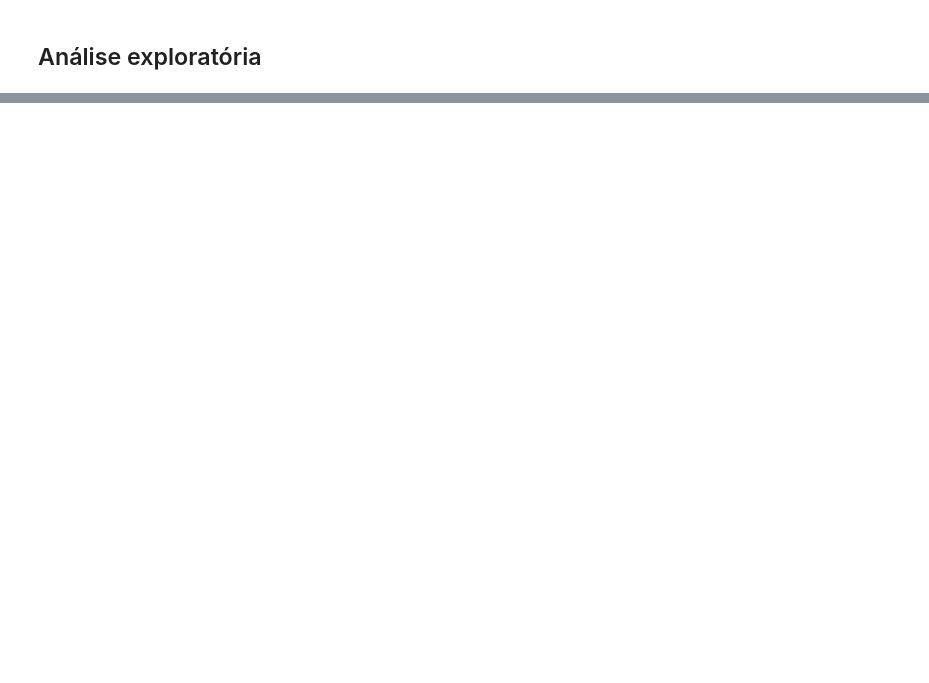
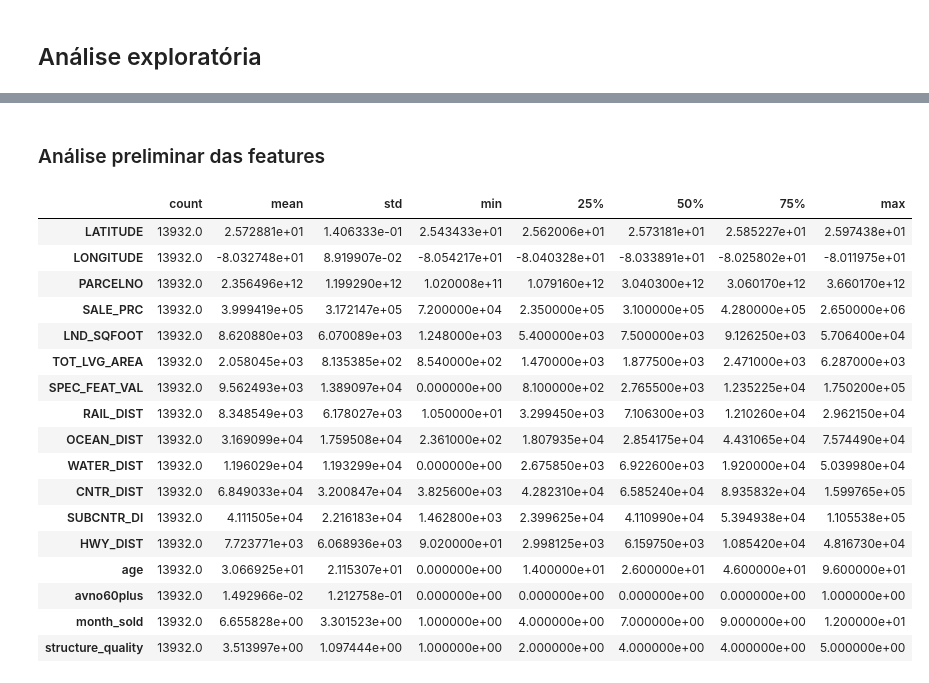
Before and after one commit to Joao-Pedro-Queiroz/project_maiami_housing, a Jupyter notebook: project.ipynb, the cells around one changed output, grey strips where cells are left out. Saved outputs shown, nothing was run; the diff lists cells and outputs as text; code cells hidden in the pictures; blank space fills up the shorter version.

Commit message:
Adicionando parte da análise inicial

```diff
--- a/project.ipynb
+++ b/project.ipynb
@@ -128,0 +212,2 @@ Este dataset (arquivo `miami-housing.csv`, 13.932 linhas × 17 colunas) contém
+# %% [markdown]
+### Análise preliminar das features
@@ -128,0 +218,21 @@ Este dataset (arquivo `miami-housing.csv`, 13.932 linhas × 17 colunas) contém
+# %%
+data.describe().transpose()
+# %% [output]
+|  | count | mean | std | min | 25% | 50% | 75% | max |
+| LATITUDE | 13932.0 | 2.572881e+01 | 1.406333e-01 | 2.543433e+01 | 2.562006e+01 | 2.573181e+01 | 2.585227e+01 | 2.597438e+01 |
+| LONGITUDE | 13932.0 | -8.032748e+01 | 8.919907e-02 | -8.054217e+01 | -8.040328e+01 | -8.033891e+01 | -8.025802e+01 | -8.011975e+01 |
+| PARCELNO | 13932.0 | 2.356496e+12 | 1.199290e+12 | 1.020008e+11 | 1.079160e+12 | 3.040300e+12 | 3.060170e+12 | 3.660170e+12 |
+| SALE_PRC | 13932.0 | 3.999419e+05 | 3.172147e+05 | 7.200000e+04 | 2.350000e+05 | 3.100000e+05 | 4.280000e+05 | 2.650000e+06 |
+| LND_SQFOOT | 13932.0 | 8.620880e+03 | 6.070089e+03 | 1.248000e+03 | 5.400000e+03 | 7.500000e+03 | 9.126250e+03 | 5.706400e+04 |
+| TOT_LVG_AREA | 13932.0 | 2.058045e+03 | 8.135385e+02 | 8.540000e+02 | 1.470000e+03 | 1.877500e+03 | 2.471000e+03 | 6.287000e+03 |
+| SPEC_FEAT_VAL | 13932.0 | 9.562493e+03 | 1.389097e+04 | 0.000000e+00 | 8.100000e+02 | 2.765500e+03 | 1.235225e+04 | 1.750200e+05 |
+| RAIL_DIST | 13932.0 | 8.348549e+03 | 6.178027e+03 | 1.050000e+01 | 3.299450e+03 | 7.106300e+03 | 1.210260e+04 | 2.962150e+04 |
+| OCEAN_DIST | 13932.0 | 3.169099e+04 | 1.759508e+04 | 2.361000e+02 | 1.807935e+04 | 2.854175e+04 | 4.431065e+04 | 7.574490e+04 |
+| WATER_DIST | 13932.0 | 1.196029e+04 | 1.193299e+04 | 0.000000e+00 | 2.675850e+03 | 6.922600e+03 | 1.920000e+04 | 5.039980e+04 |
+| CNTR_DIST | 13932.0 | 6.849033e+04 | 3.200847e+04 | 3.825600e+03 | 4.282310e+04 | 6.585240e+04 | 8.935832e+04 | 1.599765e+05 |
+| SUBCNTR_DI | 13932.0 | 4.111505e+04 | 2.216183e+04 | 1.462800e+03 | 2.399625e+04 | 4.110990e+04 | 5.394938e+04 | 1.105538e+05 |
+| HWY_DIST | 13932.0 | 7.723771e+03 | 6.068936e+03 | 9.020000e+01 | 2.998125e+03 | 6.159750e+03 | 1.085420e+04 | 4.816730e+04 |
+| age | 13932.0 | 3.066925e+01 | 2.115307e+01 | 0.000000e+00 | 1.400000e+01 | 2.600000e+01 | 4.600000e+01 | 9.600000e+01 |
+| avno60plus | 13932.0 | 1.492966e-02 | 1.212758e-01 | 0.000000e+00 | 0.000000e+00 | 0.000000e+00 | 0.000000e+00 | 1.000000e+00 |
+| month_sold | 13932.0 | 6.655828e+00 | 3.301523e+00 | 1.000000e+00 | 4.000000e+00 | 7.000000e+00 | 9.000000e+00 | 1.200000e+01 |
+| structure_quality | 13932.0 | 3.513997e+00 | 1.097444e+00 | 1.000000e+00 | 2.000000e+00 | 4.000000e+00 | 4.000000e+00 | 5.000000e+00 |
```
Also changed, not shown: parts of 9 cells of this notebook, 1 other file.
